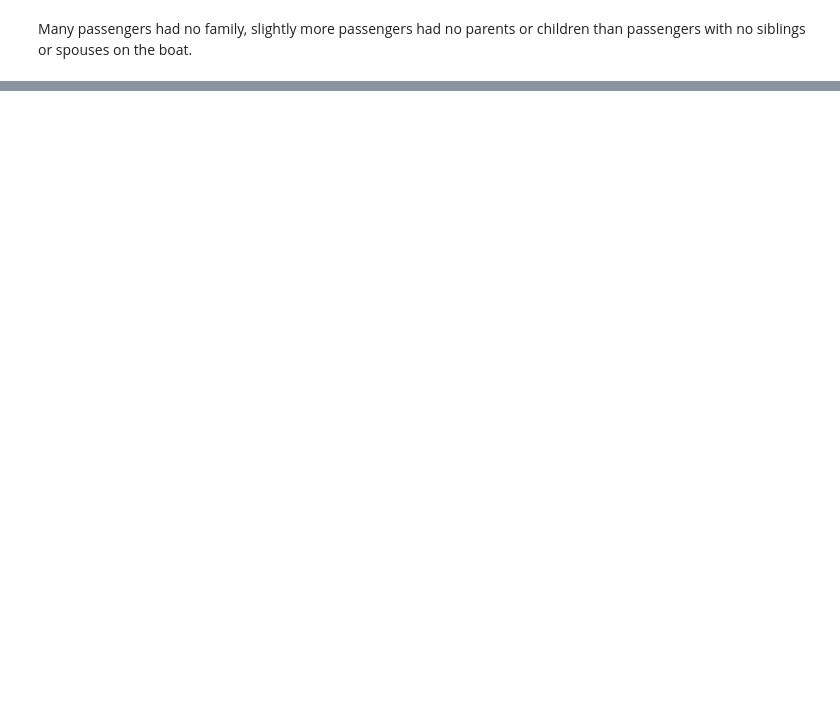
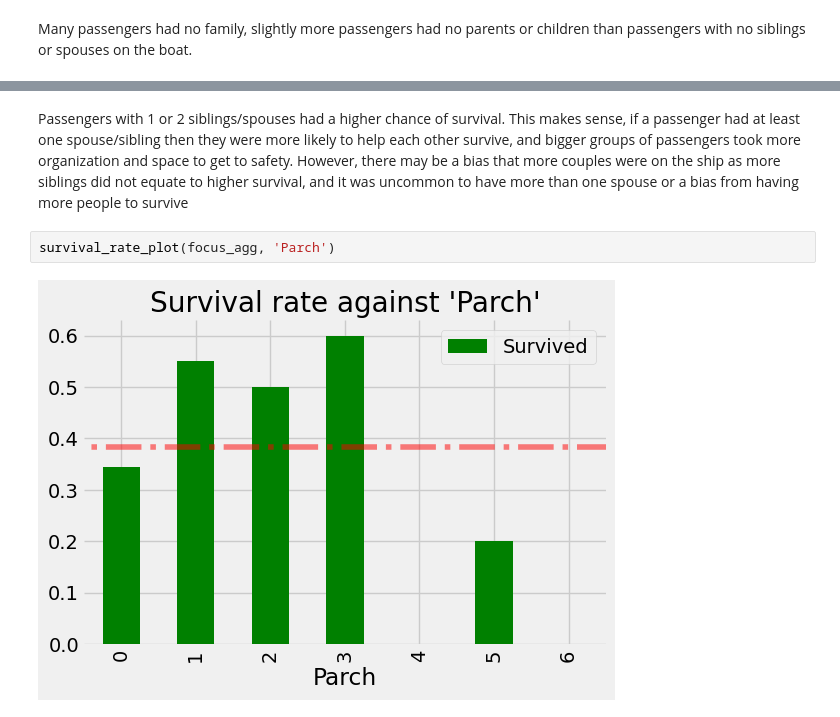
Before and after one commit to chouwwa/Kaggle-Titanic-Competition, a Jupyter notebook: Predicting Titanic Survivors.ipynb, the cells around one changed output, grey strips where cells are left out. Cells and saved outputs as stored; diff of their text form; blank space fills up the shorter version.

```diff
--- a/Predicting Titanic Survivors.ipynb
+++ b/Predicting Titanic Survivors.ipynb
@@ -211,0 +214,6 @@ survival_rate_plot(pd.concat([focus, focus_target], axis=1), 'SibSp')
+# %% [markdown]
+Passengers with 1 or 2 siblings/spouses had a higher chance of survival. This makes sense, if a passenger had at least one spouse/sibling then they were more likely to help each other survive, and bigger groups of passengers took more organization and space to get to safety. However, there may be a bias that more couples were on the ship as more siblings did not equate to higher survival, and it was uncommon to have more than one spouse or a bias from having more people to survive
+# %%
+survival_rate_plot(focus_agg, 'Parch')
+# %% [output]
+[figure, added]
```
Also changed, not shown: parts of 7 cells of this notebook.
